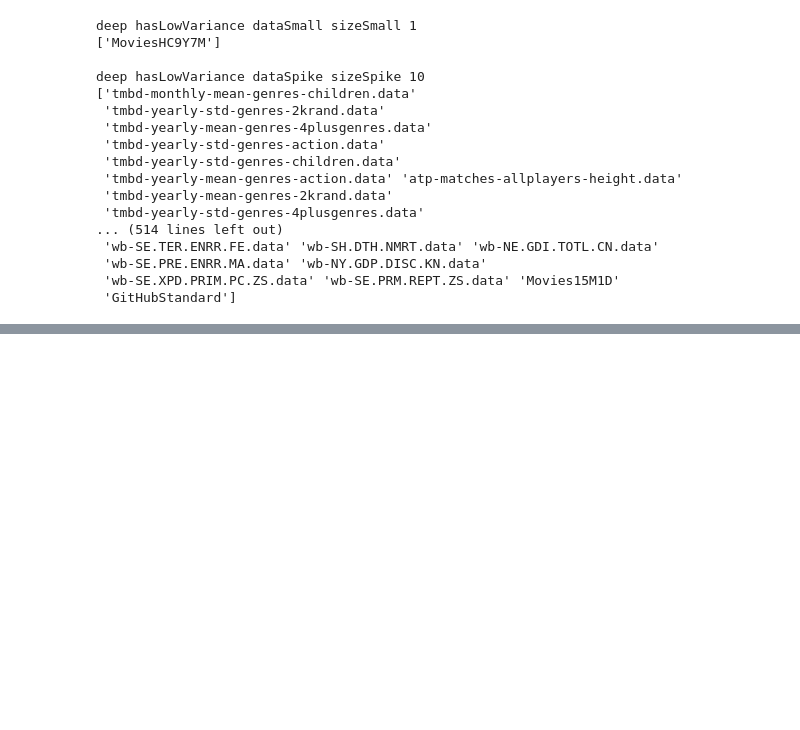
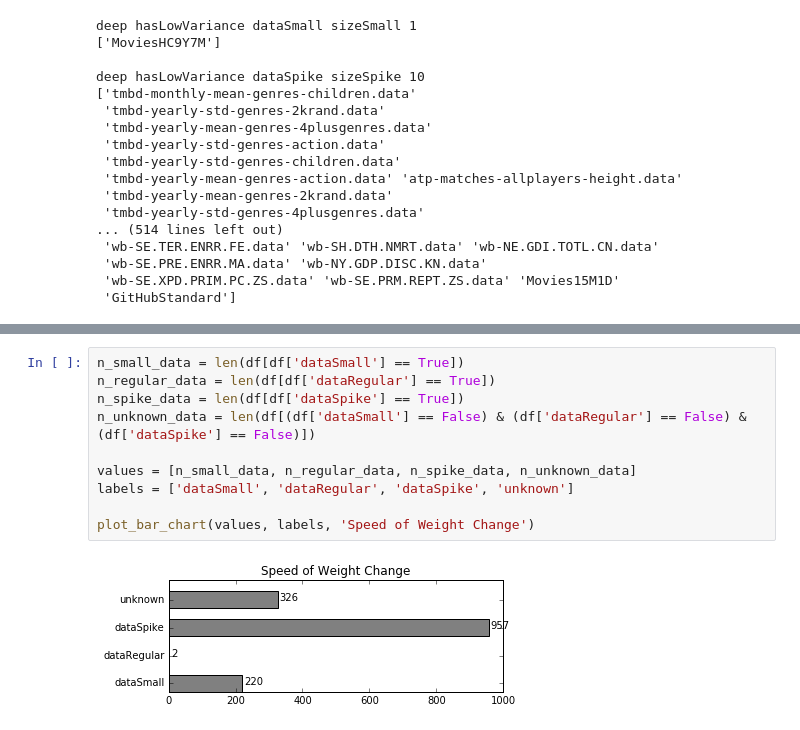
Before and after one commit to EduardoVernier/dataset-generator, a Jupyter notebook: MaxClassifierAnalysis/classification-analysis.ipynb, the cells around one changed output, grey strips where cells are left out. Cells and saved outputs as stored; diff of their text form; blank space fills up the shorter version.

```diff
--- a/MaxClassifierAnalysis/classification-analysis.ipynb
+++ b/MaxClassifierAnalysis/classification-analysis.ipynb
@@ -122,0 +171,12 @@ print(pd.Series(list(set(df['title'].tolist()) - set(classified))).values)  # Al
+# %%
+n_small_data = len(df[df['dataSmall'] == True])
+n_regular_data = len(df[df['dataRegular'] == True])
+n_spike_data = len(df[df['dataSpike'] == True])
+n_unknown_data = len(df[(df['dataSmall'] == False) & (df['dataRegular'] == False) & (df['dataSpike'] == False)])
+
+values = [n_small_data, n_regular_data, n_spike_data, n_unknown_data]
+labels = ['dataSmall', 'dataRegular', 'dataSpike', 'unknown']
+
+plot_bar_chart(values, labels, 'Speed of Weight Change')
+# %% [output]
+[figure, added]
```
Also changed, not shown: parts of 10 cells of this notebook, 2 other files.
